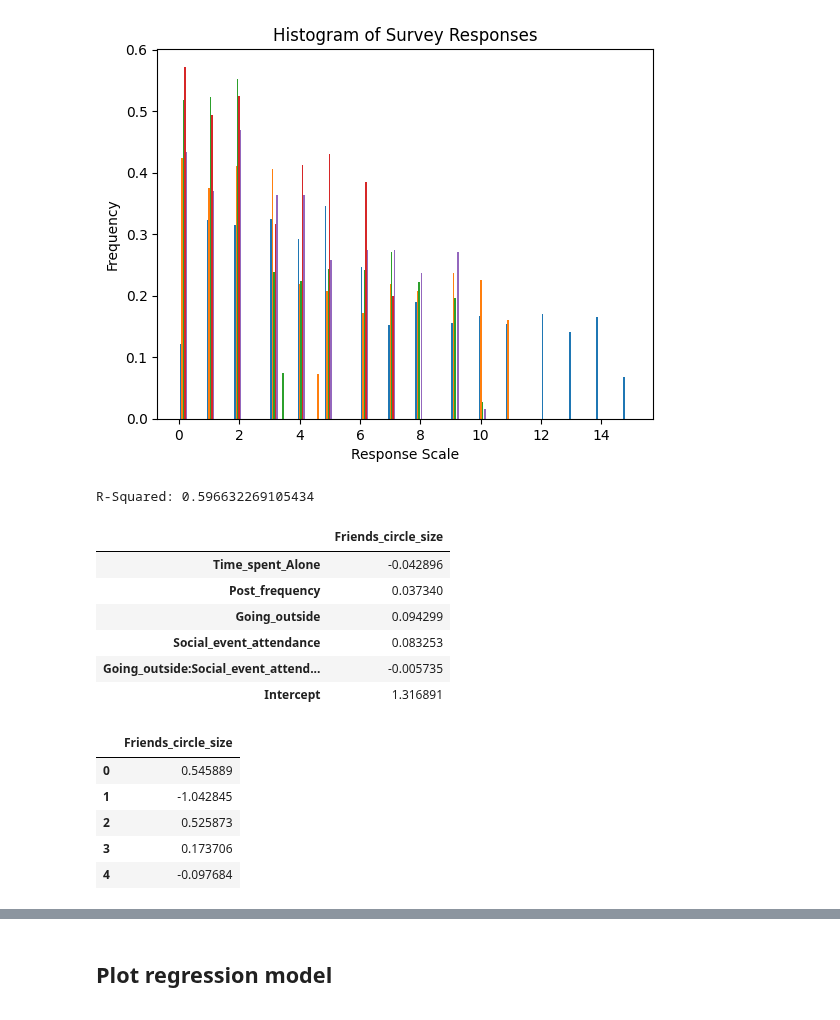
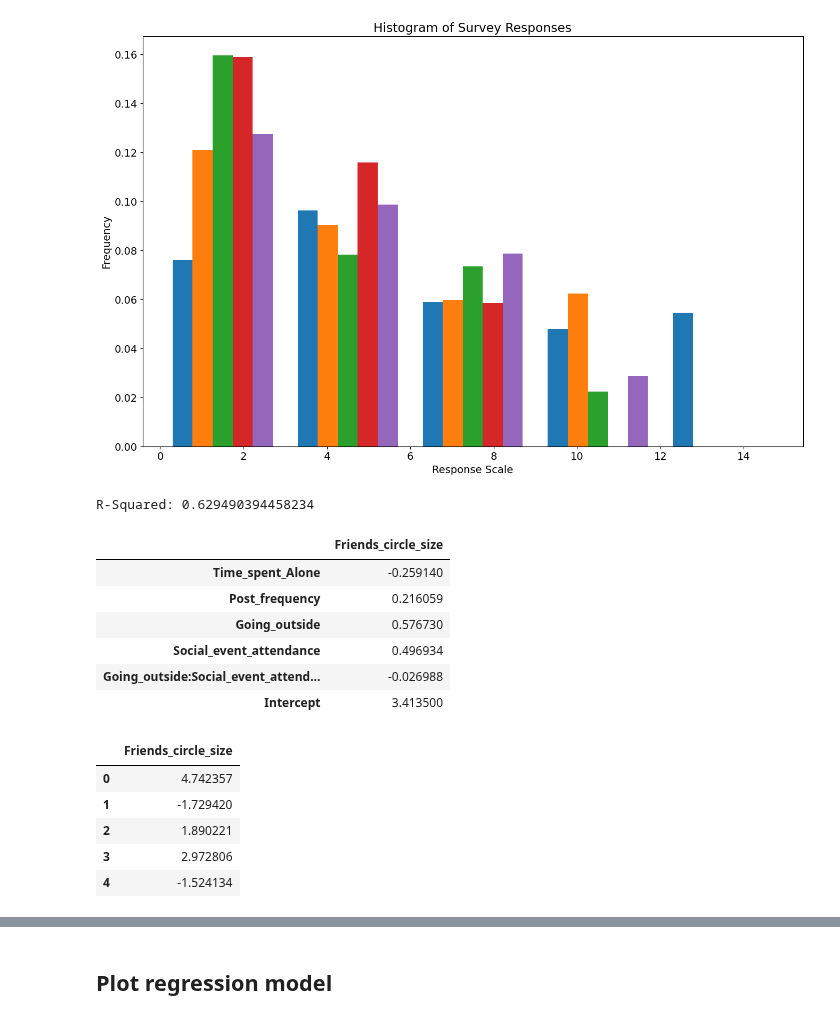
Before and after one commit to Prokope45/NeuralNetworkProject, a Jupyter notebook: LinearRegressionAnalysis.ipynb, the cells around one changed output, grey strips where cells are left out. Saved outputs shown, nothing was run; the diff lists cells and outputs as text; code cells hidden in the pictures.

```diff
--- a/LinearRegressionAnalysis.ipynb
+++ b/LinearRegressionAnalysis.ipynb
@@ -29,16 +34,19 @@ ra_df = pre_df
 # %%
 import matplotlib.pyplot as plt
 columns = ra_df[
     ["Friends_circle_size", "Time_spent_Alone", "Post_frequency", "Going_outside", "Social_event_attendance"]
 ]
-plt.hist(columns, bins=50, density=True)
+
+# TODO: Break out histogram of columns into subplots to see which are normally distributed.
+
+plt.hist(columns, bins=5, density=True)
 plt.title("Histogram of Survey Responses")
 plt.xlabel("Response Scale")
 plt.ylabel("Frequency")
 
 plt.show()
 # %% [output]
-[figure, old version]
+[figure, new version]
 # %%
 from IPython.display import display_html
 
@@ -58,7 +66,7 @@ import pandas as pd
 
 X = ra_df[["Time_spent_Alone", "Post_frequency", "Going_outside", "Social_event_attendance"]].copy()
 X["Going_outside:Social_event_attendance"] = ra_df["Going_outside"] * ra_df["Social_event_attendance"]
-y = np.log(ra_df[["Friends_circle_size"]].copy() + 1)
+y = ra_df[["Friends_circle_size"]].copy()
 
 # Append column of 1s
 X["Intercept"] = 1
@@ -86,20 +94,20 @@ residuals = y - predictions
 print("\nR-Squared: {}".format(R2.iloc[0]))
 display_side_by_side(B, residuals.head())
 # %% [output]
-R-Squared: 0.596632269105434
+R-Squared: 0.629490394458234
 |  | Friends_circle_size |
-| Time_spent_Alone | -0.042896 |
-| Post_frequency | 0.037340 |
-| Going_outside | 0.094299 |
-| Social_event_attendance | 0.083253 |
-| Going_outside:Social_event_attend... | -0.005735 |
-| Intercept | 1.316891 |
+| Time_spent_Alone | -0.259140 |
+| Post_frequency | 0.216059 |
+| Going_outside | 0.576730 |
+| Social_event_attendance | 0.496934 |
+| Going_outside:Social_event_attend... | -0.026988 |
+| Intercept | 3.413500 |
 |  | Friends_circle_size |
-| 0 | 0.545889 |
-| 1 | -1.042845 |
-| 2 | 0.525873 |
-| 3 | 0.173706 |
-| 4 | -0.097684 |
+| 0 | 4.742357 |
+| 1 | -1.729420 |
+| 2 | 1.890221 |
+| 3 | 2.972806 |
+| 4 | -1.524134 |
 # %%
 from statsmodels.formula.api import ols
 
```
Also changed, not shown: parts of 9 cells of this notebook, 1 other file.
